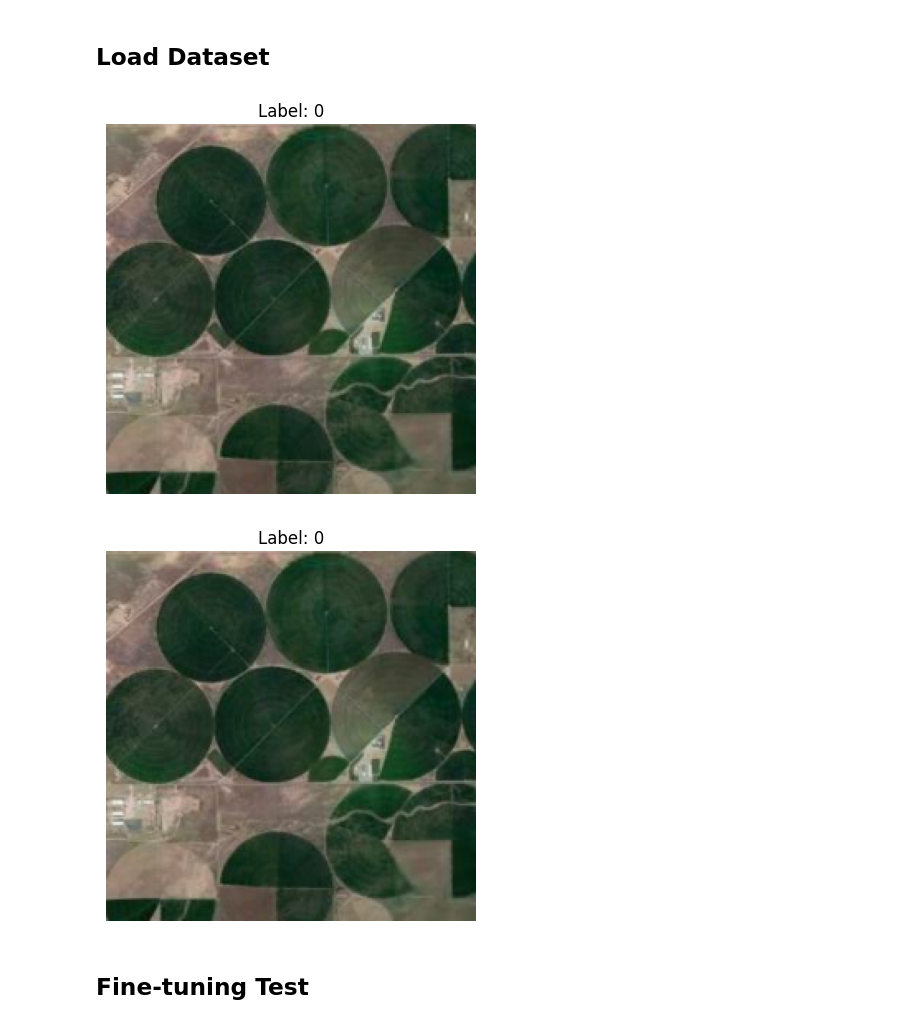
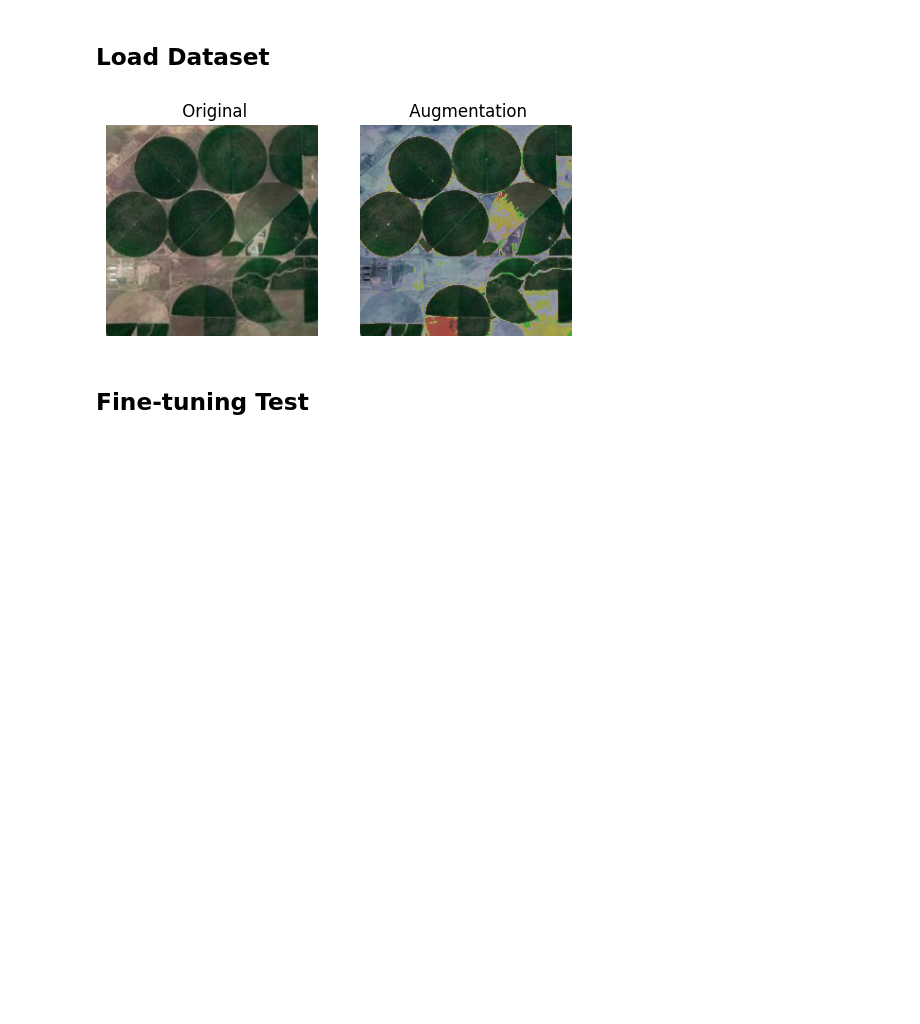
Before and after one commit to JuneY-Y/COMP9517_GW, a Jupyter notebook: ResNet_Model.ipynb, the cells around one changed output. Cells and saved outputs as stored; diff of their text form; code cells hidden in the pictures; blank space fills up the shorter version.

```diff
--- a/ResNet_Model.ipynb
+++ b/ResNet_Model.ipynb
@@ -61,21 +62,30 @@ val_loader_aug = DataLoader(val_dataset_aug, batch_size=32, shuffle=True, num_wo
 test_dataset_per = datasets.ImageFolder(root='./test_data', transform=transform)
 test_loader_per = DataLoader(test_dataset_per, batch_size=32, shuffle=False, num_workers=4, pin_memory=True)
 # %%
-def show_augmented_image(dataset, index=0):
-    img, label = dataset[index]
-    img = img.permute(1, 2, 0)  # CHW -> HWC
-    img = img * torch.tensor([0.229, 0.224, 0.225]) + torch.tensor([0.485, 0.456, 0.406])  # unnormalize
-    img = img.clip(0, 1)
-    plt.imshow(img)
-    plt.title(f"Label: {label}")
+def show_augmented_image(ori, aug, index=0):
+    img_ori, label_ori = ori[index]
+    img_aug, label_aug = aug[index]
+    img_ori = img_ori.permute(1, 2, 0)  # CHW -> HWC
+    img_aug = img_aug.permute(1, 2, 0)  # CHW -> HWC
+    img_ori = img_ori * torch.tensor([0.229, 0.224, 0.225]) + torch.tensor([0.485, 0.456, 0.406])  # unnormalize
+    img_aug = img_aug * torch.tensor([0.229, 0.224, 0.225]) + torch.tensor([0.485, 0.456, 0.406])  # unnormalize
+    img_ori = img_ori.clip(0, 1)
+    img_aug = img_aug.clip(0, 1)
+    plt.figure(figsize=(6,8))
+    plt.subplot(1,2,1)
+    plt.imshow(img_ori)
+    plt.title(f" Original")
+    plt.axis('off')
+
+    plt.subplot(1,2,2)
+    plt.imshow(img_aug)
+    plt.title(f" Augmentation")
     plt.axis('off')
     plt.show()
 
-show_augmented_image(train_dataset_origin, 10)
-show_augmented_image(train_dataset_aug, 10)
+show_augmented_image(train_dataset_origin, train_dataset_aug, 10)
 # %% [output]
-[figure, old version]
+[figure, new version]
-[figure, removed]
 # %% [markdown]
 ## Fine-tuning Test
 # %% [markdown]
```
Also changed, not shown: parts of 2 cells of this notebook, 2 other files.
